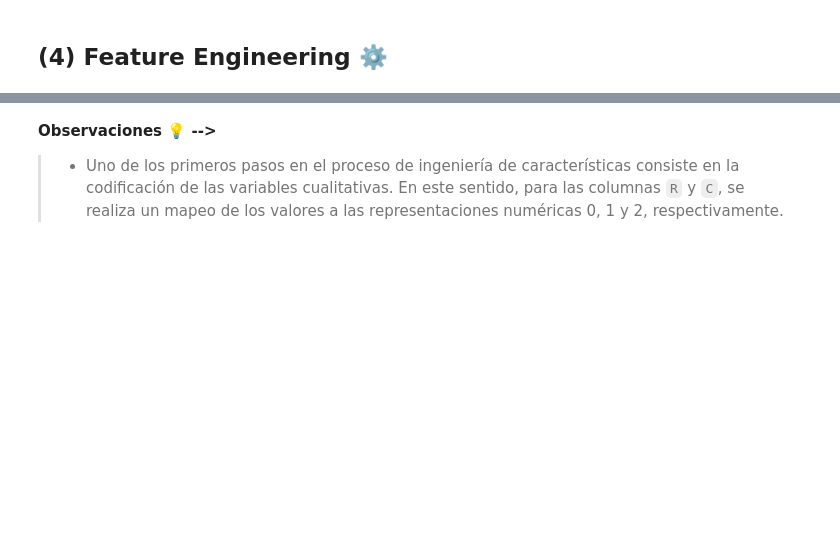
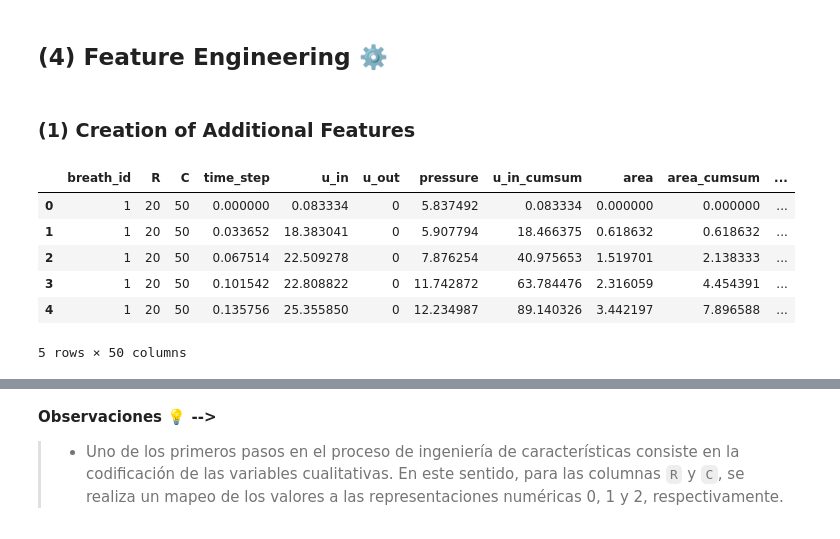
Before and after one commit to Andrea-gt/pressure-prediction, a Jupyter notebook: pressure_prediction.ipynb, the cells around one changed output, grey strips where cells are left out. Cells and saved outputs as stored; diff of their text form; code cells hidden in the pictures; blank space fills up the shorter version.

Commit message:
feat: Creation of Additional Features

```diff
--- a/pressure_prediction.ipynb
+++ b/pressure_prediction.ipynb
@@ -553,3 +576,44 @@ plt.show()
 > - Por otro lado, la relación más elevada que se puede observar es la de la variable `time_step` con `u_out` teniendo más de un 0.80 de coeficiente de correlación entre sí.
 # %% [markdown]
 ## **(4) Feature Engineering ⚙️**
+# %% [markdown]
+### **(1) Creation of Additional Features**
+# %%
+def add_features(df):
+    # Cumulative sum of u_in (control input) for each breath
+    df['u_in_cumsum'] = df.groupby('breath_id')['u_in'].cumsum()
+
+    # Calculate a new feature: 'area' as time_step * u_in (cumulative)
+    df['area'] = df['time_step'] * df['u_in']
+    df['area_cumsum'] = df.groupby('breath_id')['area'].cumsum()
+
+    # Lag features for u_in, pressure, R, C
+    for col in ['u_in', 'pressure', 'R', 'C']:
+        for lag in range(1, 4):  # Creating 1st, 2nd, and 3rd lag features
+            df[f'{col}_lag{lag}'] = df.groupby('breath_id')[col].shift(lag)
+
+    # Difference features: diff1, diff2, diff3, diff4
+    for col in ['time_step', 'u_in', 'pressure', 'R', 'C']:
+        for i in range(1, 5):  # Create up to 4 differences
+            df[f'{col}_diff{i}'] = df.groupby('breath_id')[col].diff(i)
+
+    # Rolling statistics (mean and standard deviation) over the last 3 time steps for selected variables
+    for col in ['u_in', 'pressure', 'R', 'C']:
+        df[f'{col}_rolling_mean'] = df.groupby('breath_id')[col].rolling(window=3, min_periods=1).mean().reset_index(level=0, drop=True)
+        df[f'{col}_rolling_std'] = df.groupby('breath_id')[col].rolling(window=3, min_periods=1).std().reset_index(level=0, drop=True)
+
+    return df
+# %%
+# Apply feature engineering
+df = add_features(df)
+# %%
+# Check the new features
+df.head()
+# %% [output]
+|  | breath_id | R | C | time_step | u_in | u_out | pressure | u_in_cumsum | area | area_cumsum | ... |
+| 0 | 1 | 20 | 50 | 0.000000 | 0.083334 | 0 | 5.837492 | 0.083334 | 0.000000 | 0.000000 | ... |
+| 1 | 1 | 20 | 50 | 0.033652 | 18.383041 | 0 | 5.907794 | 18.466375 | 0.618632 | 0.618632 | ... |
+| 2 | 1 | 20 | 50 | 0.067514 | 22.509278 | 0 | 7.876254 | 40.975653 | 1.519701 | 2.138333 | ... |
+| 3 | 1 | 20 | 50 | 0.101542 | 22.808822 | 0 | 11.742872 | 63.784476 | 2.316059 | 4.454391 | ... |
+| 4 | 1 | 20 | 50 | 0.135756 | 25.355850 | 0 | 12.234987 | 89.140326 | 3.442197 | 7.896588 | ... |
+5 rows × 50 columns
```
Also changed, not shown: parts of 8 cells of this notebook.
